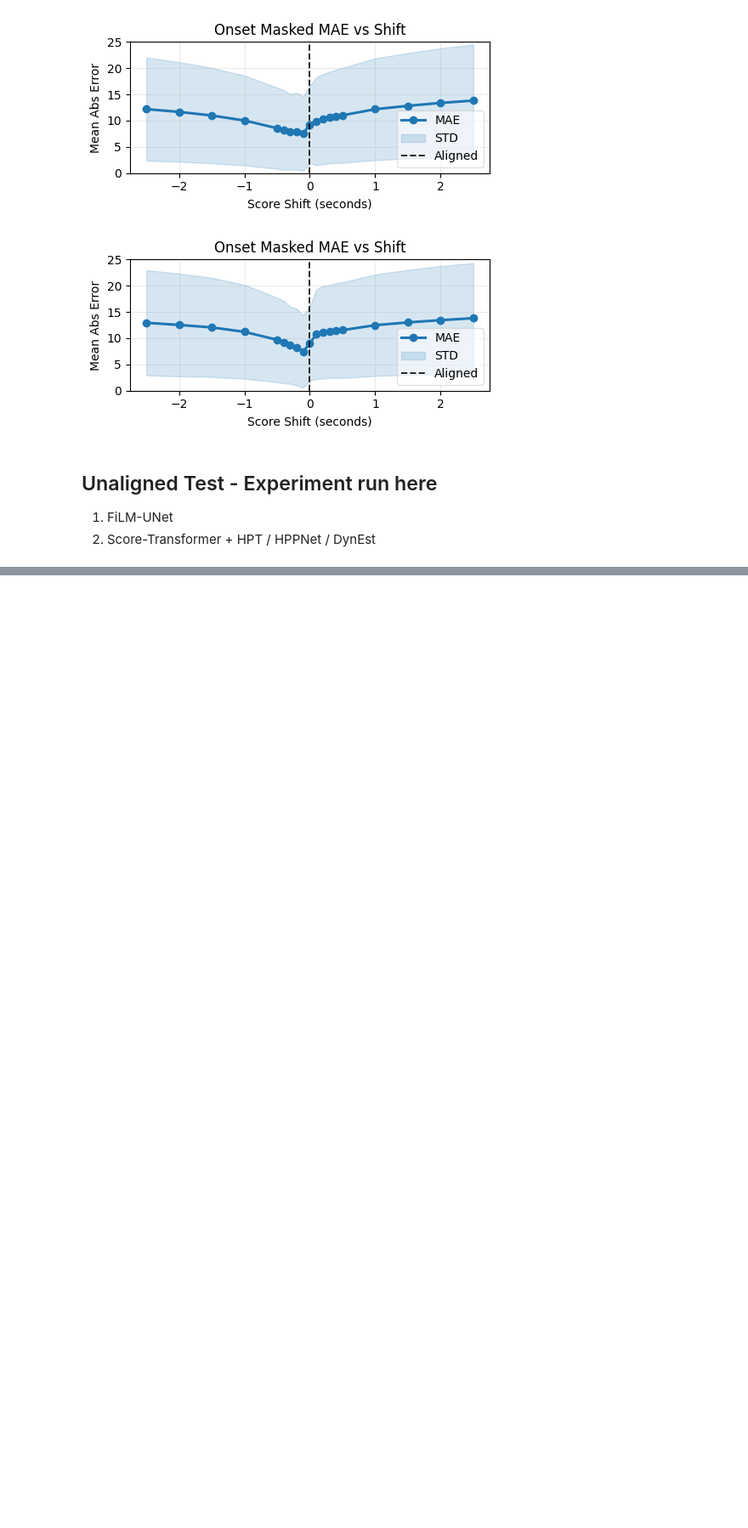
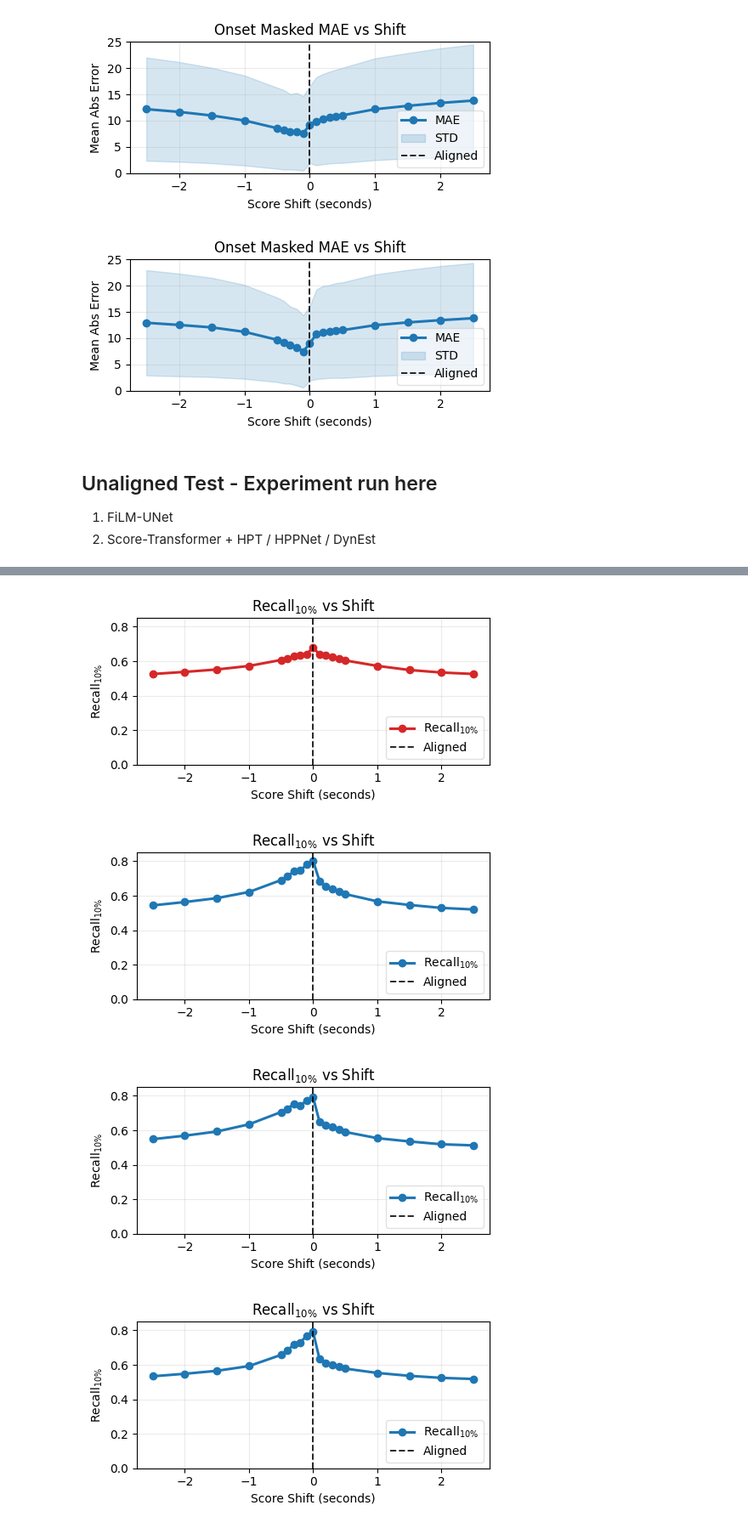
Before and after one commit to zhanh-he/score-informed-amt, a Jupyter notebook: Test_unaligned.ipynb, the cells around one changed output, grey strips where cells are left out. Shown at 85% size. Drawn from its saved outputs; the diff is of its cells as text; code cells hidden in the pictures; blank space fills up the shorter version.

Commit message:
add my phd thesis eval metrics (not reported in paper)

```diff
--- a/Test_unaligned.ipynb
+++ b/Test_unaligned.ipynb
@@ -187,0 +192,34 @@ Y Max Axis      : 40.0
+# %%
+import sys
+sys.path.insert(0, "/media/datadisk/home/22828187/zhanh/202601_midisemi/score_hpt/pytorch")
+import importlib
+import pytorch.calculate_scores_unaligned as csu
+importlib.reload(csu)
+
+csv_path_film = "/media/datadisk/home/22828187/zhanh/202510_hpt_data/workspaces/kim_eval_unaligned/smd/FiLMUNetPretrained+frame/1000000_iterations/FiLMUNetPretrained+frame_smd_kim_full_shifted_unaligned_summary.csv"
+csv_path_hpt = "/media/datadisk/home/22828187/zhanh/202510_hpt_data/workspaces/kim_eval_unaligned/smd/hpt+onset+frame+score_note_editor/20000_iterations/hpt+onset+frame+score_note_editor_smd_kim_full_shifted_unaligned_summary.csv"
+csv_path_hppnet = "/media/datadisk/home/22828187/zhanh/202510_hpt_data/workspaces/kim_eval_unaligned/smd/hppnet+onset+frame+score_note_editor/20000_iterations/hppnet+onset+frame+score_note_editor_smd_kim_full_shifted_unaligned_summary.csv"
+csv_path_dynest="/media/datadisk/home/22828187/zhanh/202510_hpt_data/workspaces/kim_eval_unaligned/smd/dynest+onset+frame+score_note_editor/20000_iterations/dynest+onset+frame+score_note_editor_smd_kim_full_shifted_unaligned_summary.csv"
+
+# csu.plot_unaligned_summary_csv(csv_path=csv_path_film,
+#     metric="frame_max", color="#d62728", size=(5, 2.7), y_max_axis=25)
+# csu.plot_unaligned_summary_csv(csv_path=csv_path_hpt,
+#     metric="onset_masked", color="#1f77b4", size=(5, 2.7), y_max_axis=25)
+# csu.plot_unaligned_summary_csv(csv_path=csv_path_hppnet,
+#     metric="onset_masked", color="#1f77b4", size=(5, 2.7), y_max_axis=25)
+# csu.plot_unaligned_summary_csv(csv_path=csv_path_dynest,
+#     metric="onset_masked", color="#1f77b4", size=(5, 2.7), y_max_axis=25)
+
+csu.plot_unaligned_summary_csv(csv_path=csv_path_film,
+    metric="mir_eval_recall", color="#d62728", size=(5, 2.7), y_max_axis=0.85) # #ff7f0e
+csu.plot_unaligned_summary_csv(csv_path=csv_path_hpt,
+    metric="mir_eval_recall", color="#1f77b4", size=(5, 2.7), y_max_axis=0.85)
+csu.plot_unaligned_summary_csv(csv_path=csv_path_hppnet,
+    metric="mir_eval_recall", color="#1f77b4", size=(5, 2.7), y_max_axis=0.85)
+csu.plot_unaligned_summary_csv(csv_path=csv_path_dynest,
+    metric="mir_eval_recall", color="#1f77b4", size=(5, 2.7), y_max_axis=0.85)
+# %% [output]
+[figure, added]
+[figure, added]
+[figure, added]
+[figure, added]
```
Also changed, not shown: parts of 15 cells of this notebook, 3 other files.
